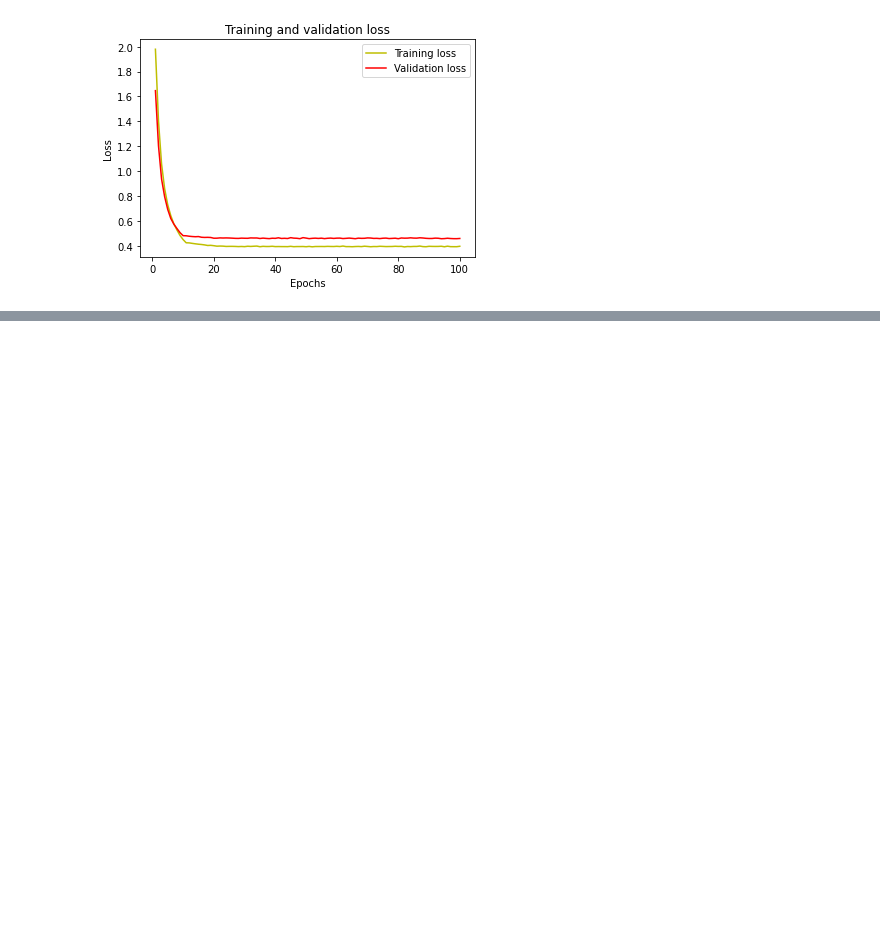
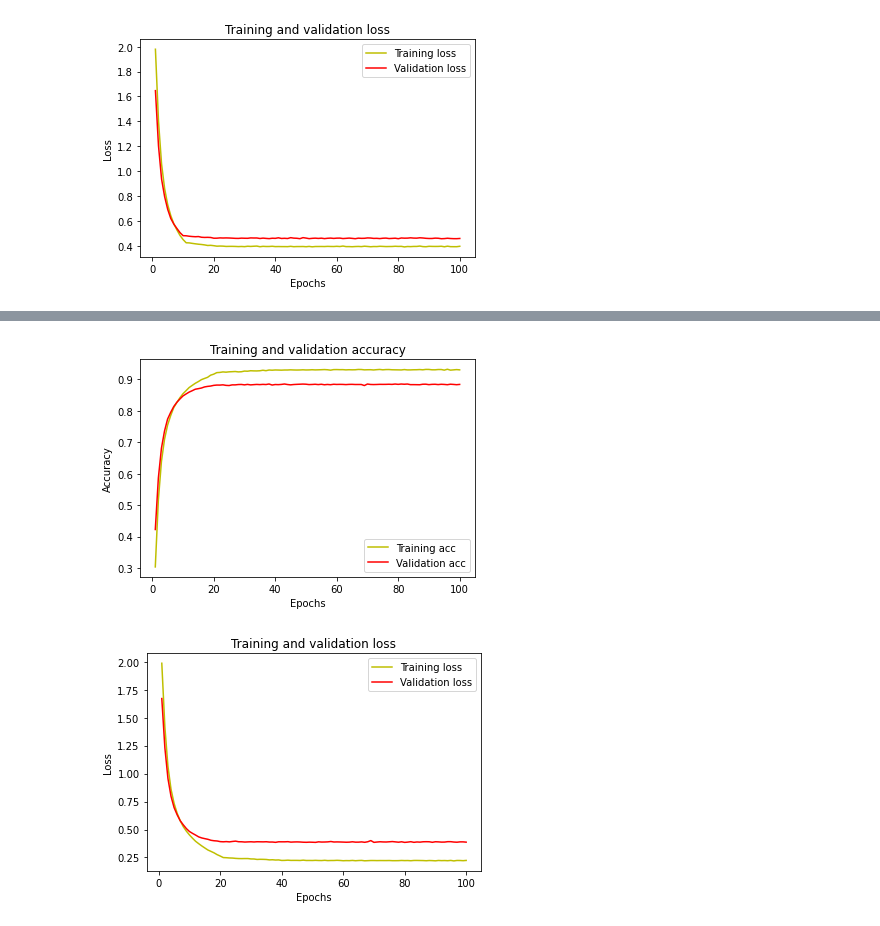
Before and after one commit to chrisian08/EE-298Z-Deep-Learning, a Jupyter notebook: EE298Z_Completion_Requirement.ipynb, the cells around one changed output, grey strips where cells are left out. Cells and saved outputs as stored; diff of their text form; code cells hidden in the pictures; blank space fills up the shorter version.

Commit message:
Change parameter values

```diff
--- a/EE298Z_Completion_Requirement.ipynb
+++ b/EE298Z_Completion_Requirement.ipynb
@@ -226,3 +226,39 @@ Training complete in 67m 29s
 Best Validation Accuracy: 0.855870
 [figure]
 [figure]
+# %%
+# Load a pretrained model and reset final fully connected layer.
+model = timm.create_model('resnet18', pretrained = True)
+num_ftrs = model.fc.in_features
+
+# Here the size of each output sample is set to 10.
+num_output = 10
+model.fc = nn.Linear(num_ftrs, num_output)
+
+model = model.to(device)
+
+criterion = nn.CrossEntropyLoss()
+
+optimizer = optim.SGD(model.parameters(), lr = 0.001)
+# Decay LR by a factor of 0.1 every 20 epochs
+step_lr_scheduler = lr_scheduler.StepLR(optimizer, step_size = 20, gamma = 0.1)
+
+epochs = 100
+model, train_hist, validation_hist, time_hist = train_model(model, criterion, optimizer, step_lr_scheduler, num_epochs = epochs)
+
+plt.plot(range(1, epochs + 1), np.array(train_hist)[:, 1], color = 'y', label = 'Training acc')
+plt.plot(range(1, epochs + 1), np.array(validation_hist)[:, 1], color = 'r', label = 'Validation acc')
+plt.title('Training and validation accuracy')
+plt.xlabel('Epochs')
+plt.ylabel('Accuracy')
+plt.legend()
+plt.show()
+
+plt.plot(range(1, epochs + 1), np.array(train_hist)[:, 0], color = 'y', label = 'Training loss')
+plt.plot(range(1, epochs + 1), np.array(validation_hist)[:, 0], color = 'r', label = 'Validation loss')
+plt.title('Training and validation loss')
+plt.xlabel('Epochs')
+plt.ylabel('Loss')
+plt.legend()
+plt.show()
+# %% [output]
@@ -228,0 +282,2 @@ Best Validation Accuracy: 0.855870
+[figure, added]
+[figure, added]
```
Also changed, not shown: parts of 2 cells of this notebook.
